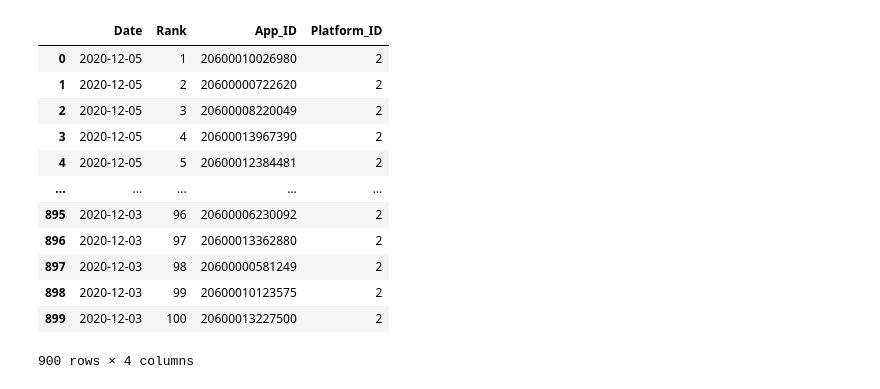
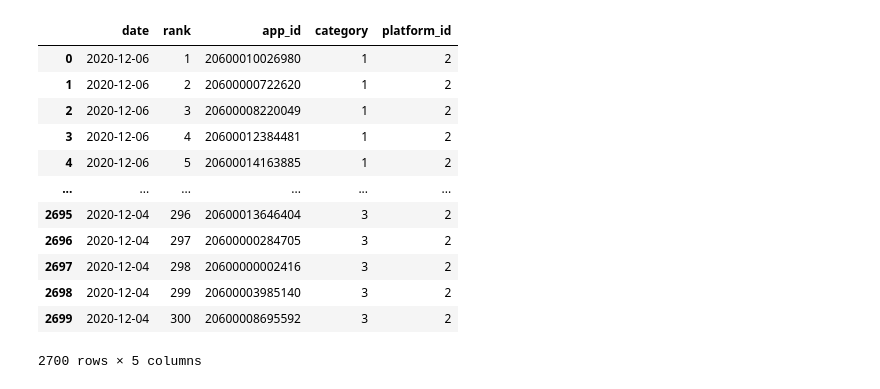
Before and after one commit to asoemardy/ETL-Project, a Jupyter notebook: extract.ipynb, the cells around one changed output. Saved outputs shown, nothing was run; the diff lists cells and outputs as text; code cells hidden in the pictures.

```diff
--- a/extract.ipynb
+++ b/extract.ipynb
@@ -127,7 +131,7 @@ try:
     ##########
 
     #Check for presence of 'Top Chart' tab, click tab
-    checker((browser.is_element_present_by_text('Top Charts',wait_time=2)),browser.find_by_text('Top Charts').click())
+    checker((browser.is_element_present_by_text('Top Charts',wait_time=5)),browser.find_by_text('Top Charts').click())
 
     #Create date range
     today = datetime.now()
@@ -141,7 +145,7 @@ try:
 
     for moment in dates:
         #get top chart info
-        url = f'https://www.appannie.com/apps/google-play/top-chart/?country=US&category=1&device=&date={moment}&feed=All&rank_sorting_type=rank&page_number=0&page_size=500'
+        url = f'https://www.appannie.com/apps/google-play/top-chart/?country=US&category=1&device=&date={moment}&feed=All&rank_sorting_type=rank&page_number=0&page_size=300'
         browser.visit(url)
         time.sleep(5)
         html = browser.html
@@ -150,26 +154,26 @@ try:
         checker(browser.is_element_present_by_css('table'))
 
         all_trs = soup.table.tbody.find_all('tr')
-        build_df = {'Rank':[],'Date': moment,'Free':[],'Paid':[],'Grossing':[]}
+        build_df = {'rank':[],'date': moment,'free':[],'paid':[],'grossing':[]}
         for _ in all_trs:
             current_rank_apps = [elem.text for elem in _.select('a span')]
-
             toss, app_id1, app_id2, app_id3, app_id4, app_id5 = [i.get('data-appid') for i in _.find_all('td')]
 
             rank_num = _.span.text
-            build_df['Rank'].append((rank_num))
-            build_df['Free'].append([current_rank_apps[0],current_rank_apps[1],app_id1])
-            build_df['Paid'].append([current_rank_apps[2],current_rank_apps[3],app_id2])
-            build_df['Grossing'].append([current_rank_apps[4],current_rank_apps[5],app_id3])
+            build_df['rank'].append((rank_num))
+            build_df['free'].append([current_rank_apps[0],current_rank_apps[1],app_id1])
+            build_df['paid'].append([current_rank_apps[2],current_rank_apps[3],app_id2])
+            build_df['grossing'].append([current_rank_apps[4],current_rank_apps[5],app_id3])
 
         list_of_builds.append(build_df)
 
     #concatenate all dataframes
-    builds_to_concat = [pd.DataFrame(_).set_index('Date') for _ in list_of_builds]
+    builds_to_concat = [pd.DataFrame(_).set_index('date') for _ in list_of_builds]
     sep3_dec1_t500_google_play = pd.concat(builds_to_concat)
 except Exception as e:
     browser.quit()
     print(e)
+    traceback.print_exc()
 finally:
     browser.quit()
 # %%
@@ -324,5 +329,6 @@ df_free_cleaned_ios
 # %%
-df_free_android = pd.DataFrame(df_android_new['Free'].to_list(), columns = ['App_Name', 'Publisher', 'App_ID'])
-df_free_cleaned_android = df_android_new[['Date','Rank']].merge(df_free_android[['App_ID']], left_index = True, right_index = True)
+df_free_android = pd.DataFrame(df_android_new['free'].to_list(), columns = ['app_name', 'publisher', 'app_id'])
+df_free_cleaned_android = df_android_new[['date','rank']].merge(df_free_android[['app_id']], left_index = True, right_index = True)
+df_free_cleaned_android['category'] = 1
 df_free_cleaned_android
 # %% [output]
@@ -360,5 +367,6 @@ df_paid_cleaned_ios
 # %%
-df_paid_android = pd.DataFrame(df_android_new['Paid'].to_list(), columns = ['App_Name', 'Publisher', 'App_ID'])
-df_paid_cleaned_android = df_android_new[['Date','Rank']].merge(df_paid_android[['App_ID']], left_index = True, right_index = True)
+df_paid_android = pd.DataFrame(df_android_new['paid'].to_list(), columns = ['app_name', 'publisher', 'app_id'])
+df_paid_cleaned_android = df_android_new[['date','rank']].merge(df_paid_android[['app_id']], left_index = True, right_index = True)
+df_paid_cleaned_android['category'] = 3
 df_paid_cleaned_android
 # %% [output]
@@ -396,5 +405,6 @@ df_grossing_cleaned_ios
 # %%
-df_grossing_android = pd.DataFrame(df_android_new['Grossing'].to_list(), columns = ['App_Name', 'Publisher', 'App_ID'])
-df_grossing_cleaned_android = df_android_new[['Date','Rank']].merge(df_grossing_android[['App_ID']], left_index = True, right_index = True)
+df_grossing_android = pd.DataFrame(df_android_new['grossing'].to_list(), columns = ['app_name', 'publisher', 'app_id'])
+df_grossing_cleaned_android = df_android_new[['date','rank']].merge(df_grossing_android[['app_id']], left_index = True, right_index = True)
+df_grossing_cleaned_android['category'] = 2
 df_grossing_cleaned_android
 # %% [output]
@@ -433,22 +443,22 @@ df_full_ios
 # %%
 df_full_android = df_free_cleaned_android.append(df_grossing_cleaned_android, ignore_index=True)
 df_full_android = df_full_android.append(df_paid_cleaned_android, ignore_index=True)
-df_full_android['Platform_ID'] = 2
+df_full_android['platform_id'] = 2
 df_full_android
 # %% [output]
-|  | Date | Rank | App_ID | Platform_ID |
-| 0 | 2020-12-05 | 1 | 20600010026980 | 2 |
-| 1 | 2020-12-05 | 2 | 20600000722620 | 2 |
-| 2 | 2020-12-05 | 3 | 20600008220049 | 2 |
-| 3 | 2020-12-05 | 4 | 20600013967390 | 2 |
-| 4 | 2020-12-05 | 5 | 20600012384481 | 2 |
-| ... | ... | ... | ... | ... |
-| 895 | 2020-12-03 | 96 | 20600006230092 | 2 |
-| 896 | 2020-12-03 | 97 | 20600013362880 | 2 |
-| 897 | 2020-12-03 | 98 | 20600000581249 | 2 |
-| 898 | 2020-12-03 | 99 | 20600010123575 | 2 |
-| 899 | 2020-12-03 | 100 | 20600013227500 | 2 |
+|  | date | rank | app_id | category | platform_id |
+| 0 | 2020-12-06 | 1 | 20600010026980 | 1 | 2 |
+| 1 | 2020-12-06 | 2 | 20600000722620 | 1 | 2 |
+| 2 | 2020-12-06 | 3 | 20600008220049 | 1 | 2 |
+| 3 | 2020-12-06 | 4 | 20600012384481 | 1 | 2 |
+| 4 | 2020-12-06 | 5 | 20600014163885 | 1 | 2 |
+| ... | ... | ... | ... | ... | ... |
+| 2695 | 2020-12-04 | 296 | 20600013646404 | 3 | 2 |
+| 2696 | 2020-12-04 | 297 | 20600000284705 | 3 | 2 |
+| 2697 | 2020-12-04 | 298 | 20600000002416 | 3 | 2 |
+| 2698 | 2020-12-04 | 299 | 20600003985140 | 3 | 2 |
+| 2699 | 2020-12-04 | 300 | 20600008695592 | 3 | 2 |
-900 rows × 4 columns
+2700 rows × 5 columns
 # %%
 df_full = df_full_ios.append(df_full_android, ignore_index = True)
 df_full
```
Also changed, not shown: parts of 28 cells of this notebook, 2 other files.
